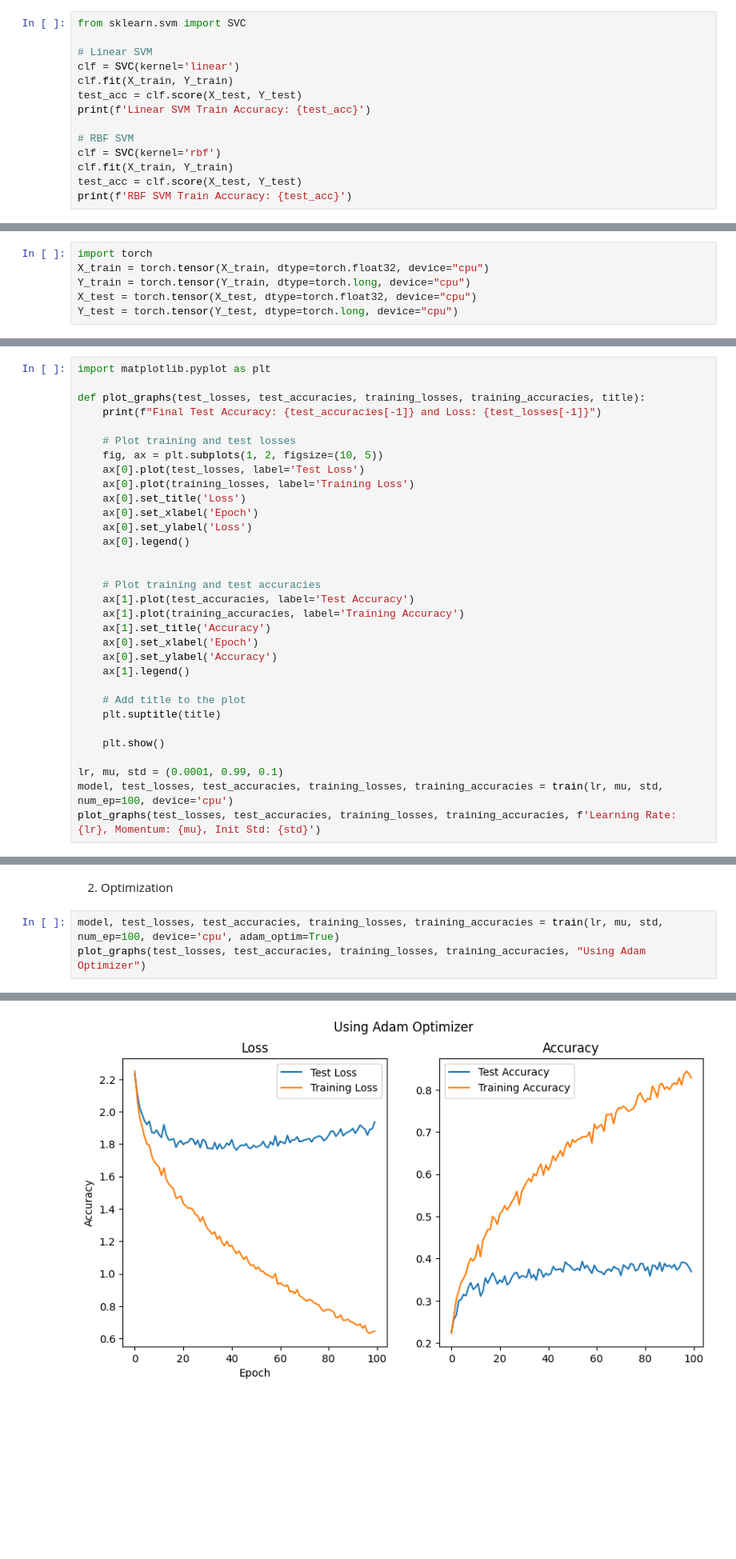
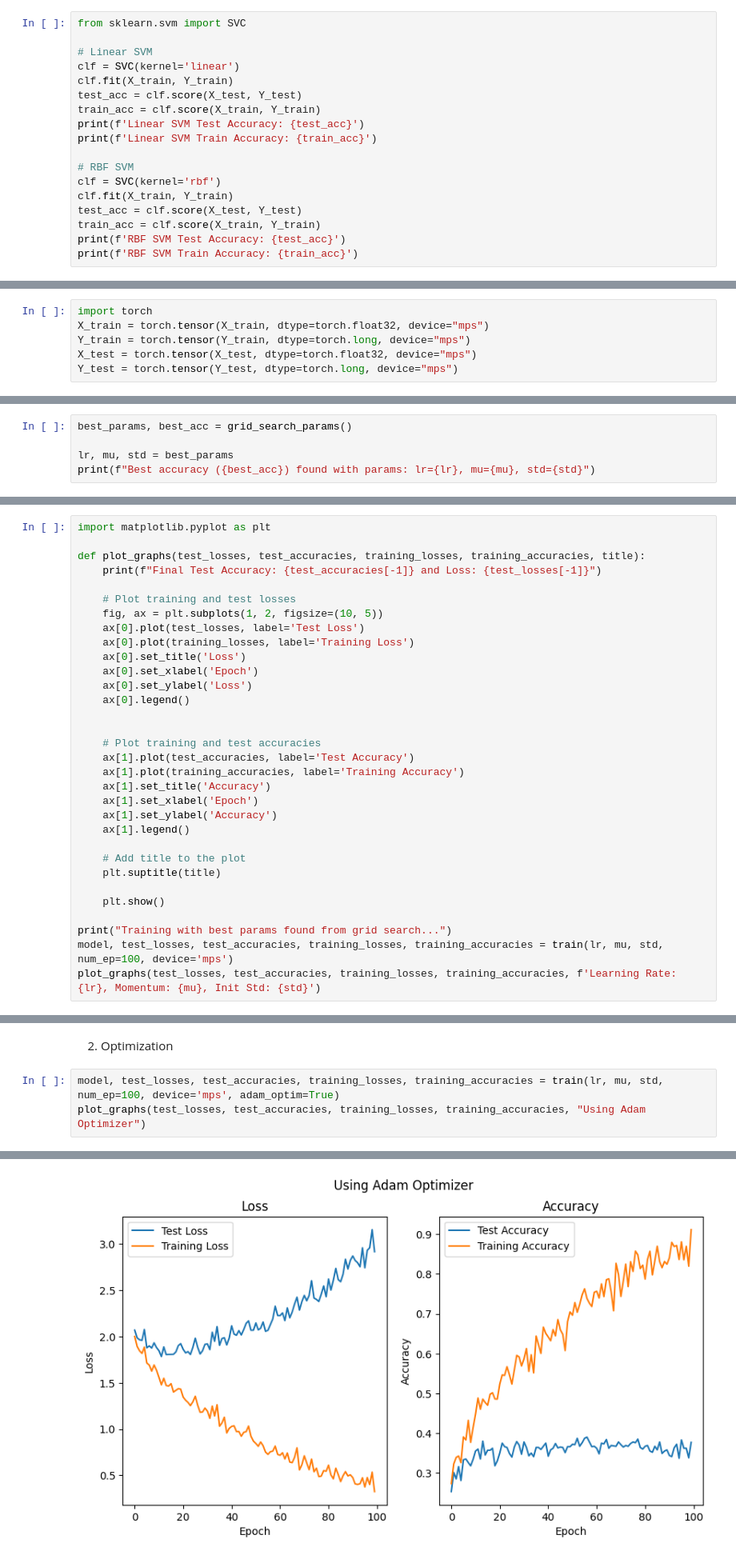
Before and after one commit to yoavgur/ml_hw, a Jupyter notebook: Deep/HW1.ipynb, the cells around one changed output, grey strips where cells are left out. Shown: that part at 80% size. Saved outputs shown, nothing was run; the diff lists cells and outputs as text; blank space fills up the shorter version.

```diff
--- a/Deep/HW1.ipynb
+++ b/Deep/HW1.ipynb
@@ -59,10 +59,14 @@ from sklearn.svm import SVC
 clf = SVC(kernel='linear')
 clf.fit(X_train, Y_train)
 test_acc = clf.score(X_test, Y_test)
-print(f'Linear SVM Train Accuracy: {test_acc}')
+train_acc = clf.score(X_train, Y_train)
+print(f'Linear SVM Test Accuracy: {test_acc}')
+print(f'Linear SVM Train Accuracy: {train_acc}')
 
 # RBF SVM
 clf = SVC(kernel='rbf')
 clf.fit(X_train, Y_train)
 test_acc = clf.score(X_test, Y_test)
-print(f'RBF SVM Train Accuracy: {test_acc}')
+train_acc = clf.score(X_train, Y_train)
+print(f'RBF SVM Test Accuracy: {test_acc}')
+print(f'RBF SVM Train Accuracy: {train_acc}')
@@ -69,8 +78,8 @@ print(f'RBF SVM Train Accuracy: {test_acc}')
 # %%
 import torch
-X_train = torch.tensor(X_train, dtype=torch.float32, device="cpu")
-Y_train = torch.tensor(Y_train, dtype=torch.long, device="cpu")
-X_test = torch.tensor(X_test, dtype=torch.float32, device="cpu")
-Y_test = torch.tensor(Y_test, dtype=torch.long, device="cpu")
+X_train = torch.tensor(X_train, dtype=torch.float32, device="mps")
+Y_train = torch.tensor(Y_train, dtype=torch.long, device="mps")
+X_test = torch.tensor(X_test, dtype=torch.float32, device="mps")
+Y_test = torch.tensor(Y_test, dtype=torch.long, device="mps")
 # %% [markdown]
 ### Part 2 - Feed Forward Neural Network
@@ -217,0 +251,5 @@ def grid_search_params(adam_optim=False):
+# %%
+best_params, best_acc = grid_search_params()
+
+lr, mu, std = best_params
+print(f"Best accuracy ({best_acc}) found with params: lr={lr}, mu={mu}, std={std}")
@@ -235,8 +275,8 @@ def plot_graphs(test_losses, test_accuracies, training_losses, training_accuraci
     ax[1].plot(test_accuracies, label='Test Accuracy')
     ax[1].plot(training_accuracies, label='Training Accuracy')
     ax[1].set_title('Accuracy')
-    ax[0].set_xlabel('Epoch')
-    ax[0].set_ylabel('Accuracy')
+    ax[1].set_xlabel('Epoch')
+    ax[1].set_ylabel('Accuracy')
     ax[1].legend()
 
     # Add title to the plot
@@ -244,7 +284,7 @@ def plot_graphs(test_losses, test_accuracies, training_losses, training_accuraci
 
     plt.show()
 
-lr, mu, std = (0.0001, 0.99, 0.1)
-model, test_losses, test_accuracies, training_losses, training_accuracies = train(lr, mu, std, num_ep=100, device='cpu')
+print("Training with best params found from grid search...")
+model, test_losses, test_accuracies, training_losses, training_accuracies = train(lr, mu, std, num_ep=100, device='mps')
 plot_graphs(test_losses, test_accuracies, training_losses, training_accuracies, f'Learning Rate: {lr}, Momentum: {mu}, Init Std: {std}')
 # %% [output]
@@ -253,6 +294,6 @@ Final Test Accuracy: 0.3889999985694885 and Loss: 1.885542869567871
 # %% [markdown]
 2. Optimization
 # %%
-model, test_losses, test_accuracies, training_losses, training_accuracies = train(lr, mu, std, num_ep=100, device='cpu', adam_optim=True)
+model, test_losses, test_accuracies, training_losses, training_accuracies = train(lr, mu, std, num_ep=100, device='mps', adam_optim=True)
 plot_graphs(test_losses, test_accuracies, training_losses, training_accuracies, "Using Adam Optimizer")
 # %% [output]
@@ -260 +301 @@ Final Test Accuracy: 0.36899998784065247 and Loss: 1.9363081455230713
-[figure, old version]
+[figure, new version]
```
Also changed, not shown: parts of 19 cells of this notebook.
